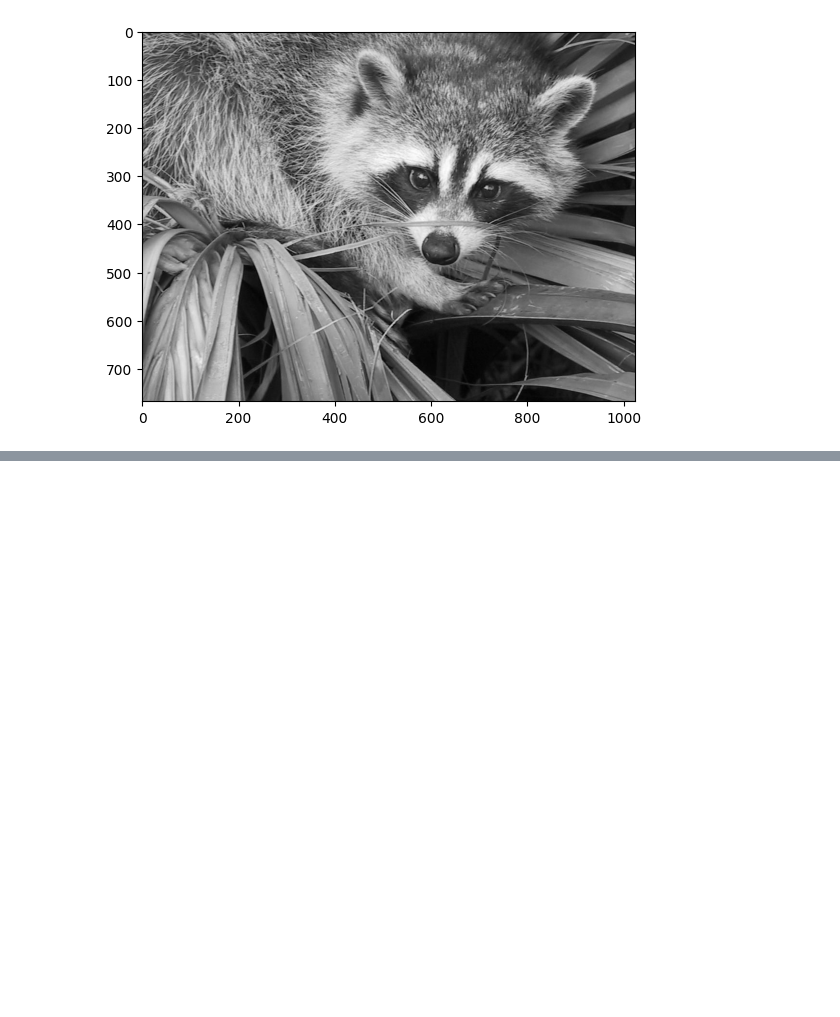
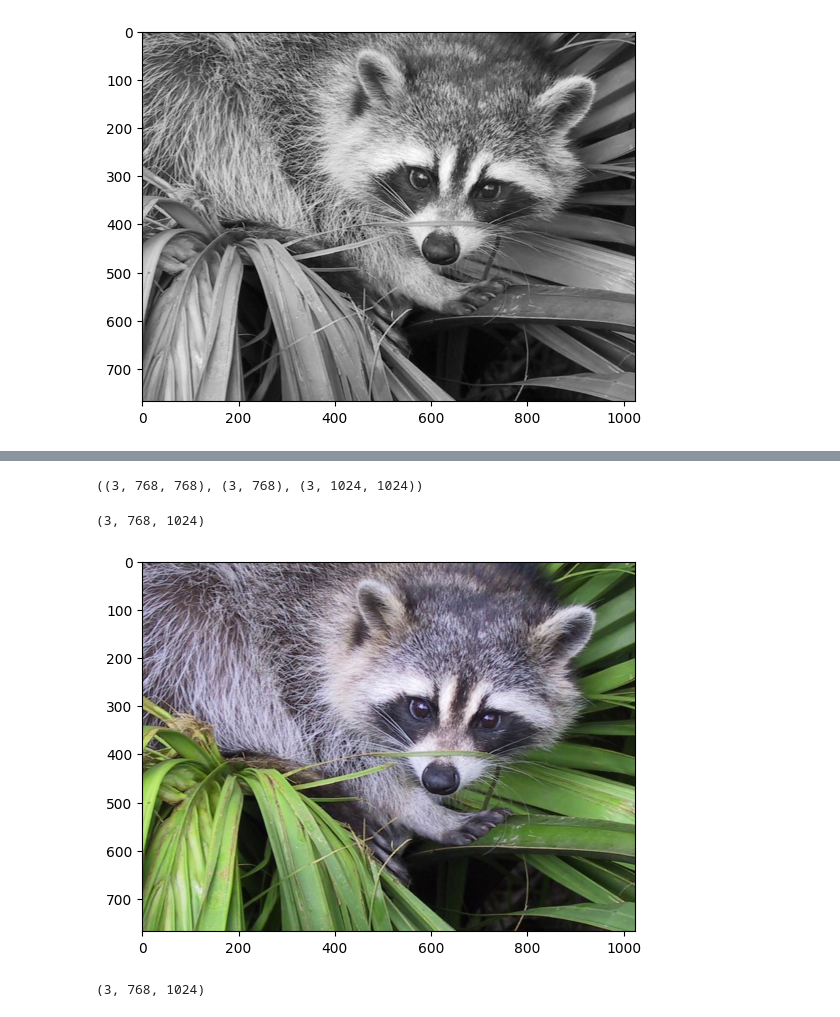
Before and after one commit to PaulGOMA/Learning, a Jupyter notebook: Numpy/Linear_algebra_n_dimensional_arrays/main.ipynb, the cells around one changed output, grey strips where cells are left out. Cells and saved outputs as stored; diff of their text form; code cells hidden in the pictures; blank space fills up the shorter version.

```diff
--- a/Numpy/Linear_algebra_n_dimensional_arrays/main.ipynb
+++ b/Numpy/Linear_algebra_n_dimensional_arrays/main.ipynb
@@ -74,0 +122,30 @@ plt.show()
+# %%
+# decompose the transposed image using SVD
+U, s, vt = linalg.svd(img_array_transposed)
+U.shape, s.shape, vt.shape
+# %% [output]
+((3, 768, 768), (3, 768), (3, 1024, 1024))
+# %%
+# Rebuild the Sigma array for all three color channels
+Sigma = np.zeros((3, 768, 1024))
+for j in range(3):
+    np.fill_diagonal(Sigma[j, :, :], s[j, :])
+# %%
+# Rebuild the original image
+reconstructed = U @ Sigma @ vt
+reconstructed.shape
+# %% [output]
+(3, 768, 1024)
+# %%
+# Clip values to be in the valid range [0, 1] and transpose back to original shape
+reconstructed = np.clip(reconstructed, 0, 1)
+plt.imshow(np.transpose(reconstructed, (1, 2, 0)))
+plt.show()
+# %% [output]
+[figure, added]
+# %%
+# Experiment with k for color image
+approx_img = U @ Sigma[..., :k] @ vt[..., :k, :]
+approx_img.shape
+# %% [output]
+(3, 768, 1024)
```
Also changed, not shown: parts of 11 cells of this notebook.
